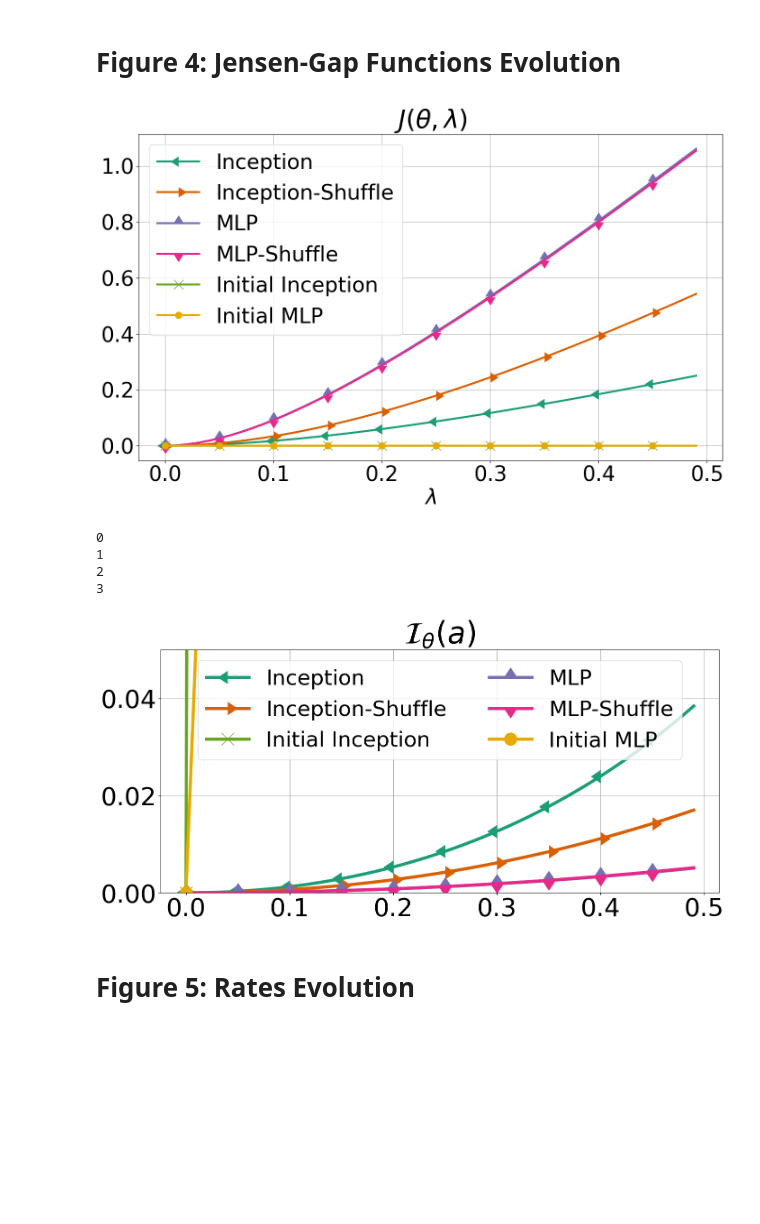
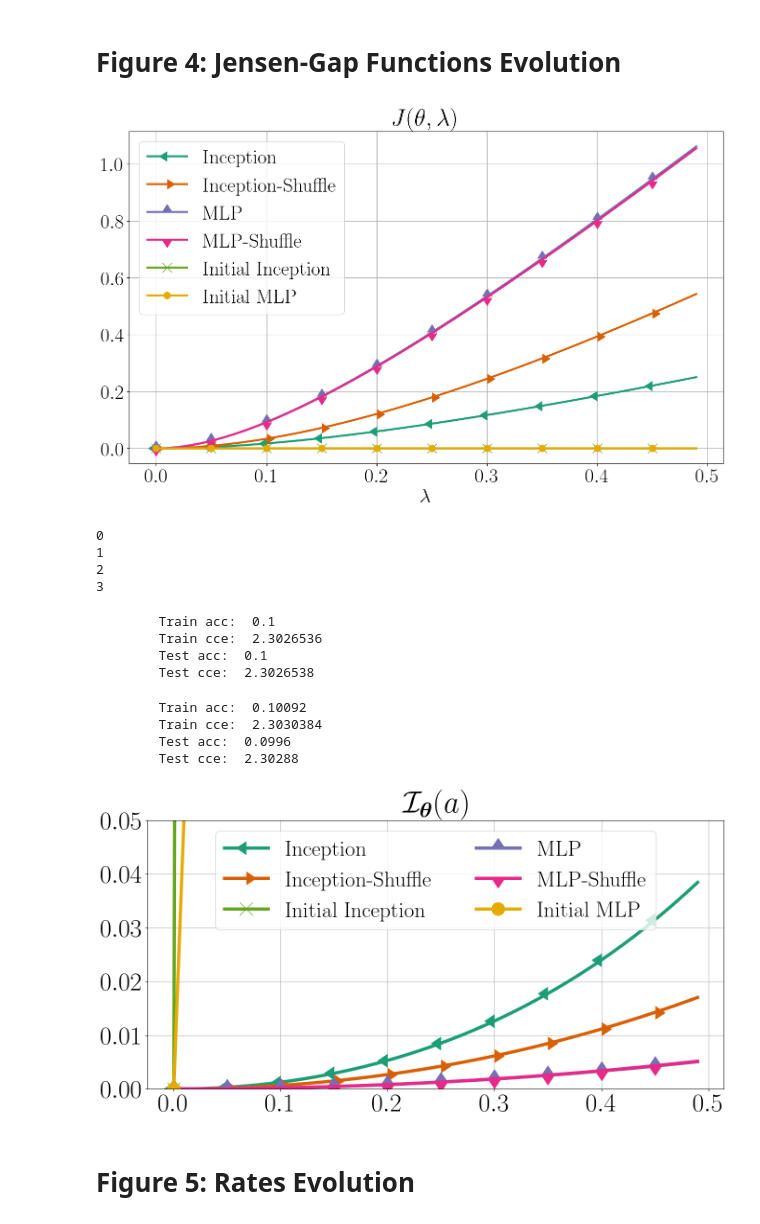
Before and after one commit to PGM-Lab/2023-RateFunction, a Jupyter notebook: Notebooks/Figure3left.ipynb, the cells around one changed output. Drawn from its saved outputs; the diff is of its cells as text; code cells hidden in the pictures; blank space fills up the shorter version.

```diff
--- a/Notebooks/Figure3left.ipynb
+++ b/Notebooks/Figure3left.ipynb
@@ -706,6 +734,12 @@ import matplotlib.pyplot as plt
 # %%
 lambdas = np.arange(0, 0.5, 0.01)
 
+initial_inception = createmodel(dropout = 0.0).to(device)
+
+
+torch.cuda.manual_seed(RANDOM_SEED)
+torch.manual_seed(RANDOM_SEED)
+initial_mlp = MLP(3*28*28,512,10, dropout=0.0).to(device)
 
 for i in models_id:
   jensen = eval_jensen(results[i].to(device), lambdas, test_loaders[i])
@@ -713,7 +747,7 @@ for i in models_id:
 
 
 
-jensen1 = eval_jensen(initial_mocel, lambdas, test_loaders[0])
+jensen1 = eval_jensen(initial_inception, lambdas, test_loaders[0])
 plt.plot(lambdas, jensen1, label = "Initial Inception",linewidth=3, color = jet(4), marker = "x",  markersize=15, markevery=5)
 
 
@@ -730,7 +764,7 @@ plt.title(r"$J(\theta,\lambda)$")
 plt.savefig("sgd_images/jensen.pdf", format = "pdf",bbox_inches='tight')
 plt.show()
 # %% [output]
-[figure, old version]
+[figure, new version]
 # %%
 rates = []
 s_values = np.arange(0, 0.5, 0.01)
@@ -752,29 +786,51 @@ torch.manual_seed(RANDOM_SEED)
 initial_mlp = MLP(3*28*28,512,10, dropout=0.0).to(device)
 rate_initial_mlp = np.array([rate_function_BS(initial_mlp.to(device), s,  test_loaders[0])[0] for s in s_values])
 rate_initial = np.array([rate_function_BS(initial_mocel.to(device), s, test_loaders[0])[0] for s in s_values])
+# %%
+correct, total, cce, _ = eval(device, initial_mocel, train_loaders[0], criterion)
+print("\tTrain acc: ", correct/total)
+print("\tTrain cce: ", cce)
+correct, total, cce, _ = eval(device, initial_mocel, test_loaders[0], criterion)
+print("\tTest acc: ", correct/total)
+print("\tTest cce: ", cce)
+# %% [output]
+        Train acc:  0.1
+        Train cce:  2.3026536
+        Test acc:  0.1
+        Test cce:  2.3026538
+# %%
+correct, total, cce, _ = eval(device, initial_mlp, train_loaders[0], criterion)
+print("\tTrain acc: ", correct/total)
+print("\tTrain cce: ", cce)
+correct, total, cce, _ = eval(device, initial_mlp, test_loaders[0], criterion)
+print("\tTest acc: ", correct/total)
+print("\tTest cce: ", cce)
+# %% [output]
+        Train acc:  0.10092
+        Train cce:  2.3030384
+        Test acc:  0.0996
+        Test cce:  2.30288
 # %%
-plt.rcParams['figure.figsize'] = (16, 7)
-fontsize = 40
-matplotlib.rcParams.update({'font.size': fontsize})
+plt.rcParams['figure.figsize'] = (16, 7.5)
 
 
 plt.plot(s_values, rates[0], label=labels[0],linewidth=5, color = colors[labels[0]], marker = markers[labels[0]],  markersize=20, markevery=5)
 plt.plot(s_values, rates[1], label=labels[1],linewidth=5, color = colors[labels[1]], marker = markers[labels[1]],  markersize=20, markevery=5)
 plt.plot(s_values, rate_initial, label = "Initial Inception",linewidth=5, color = jet(4), marker = "x",  markersize=20, markevery=5)
 
 plt.plot(s_values, rates[2], label=labels[2],linewidth=5, color = colors[labels[2]], marker = markers[labels[2]],  markersize=20, markevery=5)
 plt.plot(s_values, rates[3], label=labels[3],linewidth=5, color = colors[labels[3]], marker = markers[labels[3]],  markersize=20, markevery=5)
 
 plt.plot(s_values, rate_initial_mlp, label = "Initial MLP",linewidth=5, color = jet(5), marker = "o",  markersize=20, markevery=5)
 
 plt.legend(fontsize=50, loc = "upper center", ncol = 2,prop={'size':34})
 plt.ylim(0,0.05)
 plt.grid()
-plt.title(r"$\mathcal{I}_{\theta}(a)$")
+plt.title(r"$\mathcal{I}_{\bm \theta}(a)$")
 plt.savefig("sgd_images/rate.pdf", format = "pdf",bbox_inches='tight')
 plt.show()
 # %% [output]
-[figure, old version]
+[figure, new version]
 # %% [markdown]
 # Figure 5: Rates Evolution
 # %% [markdown]
```
Also changed, not shown: parts of 7 cells of this notebook.
